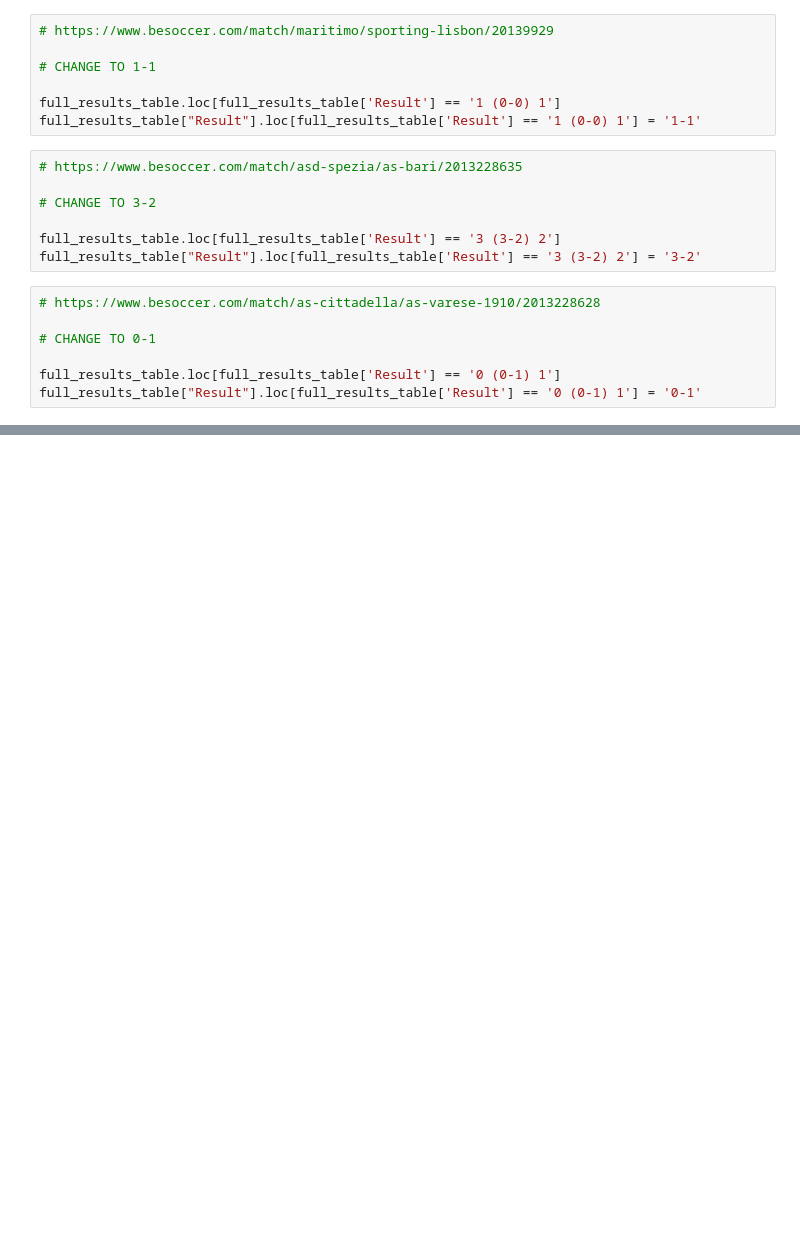
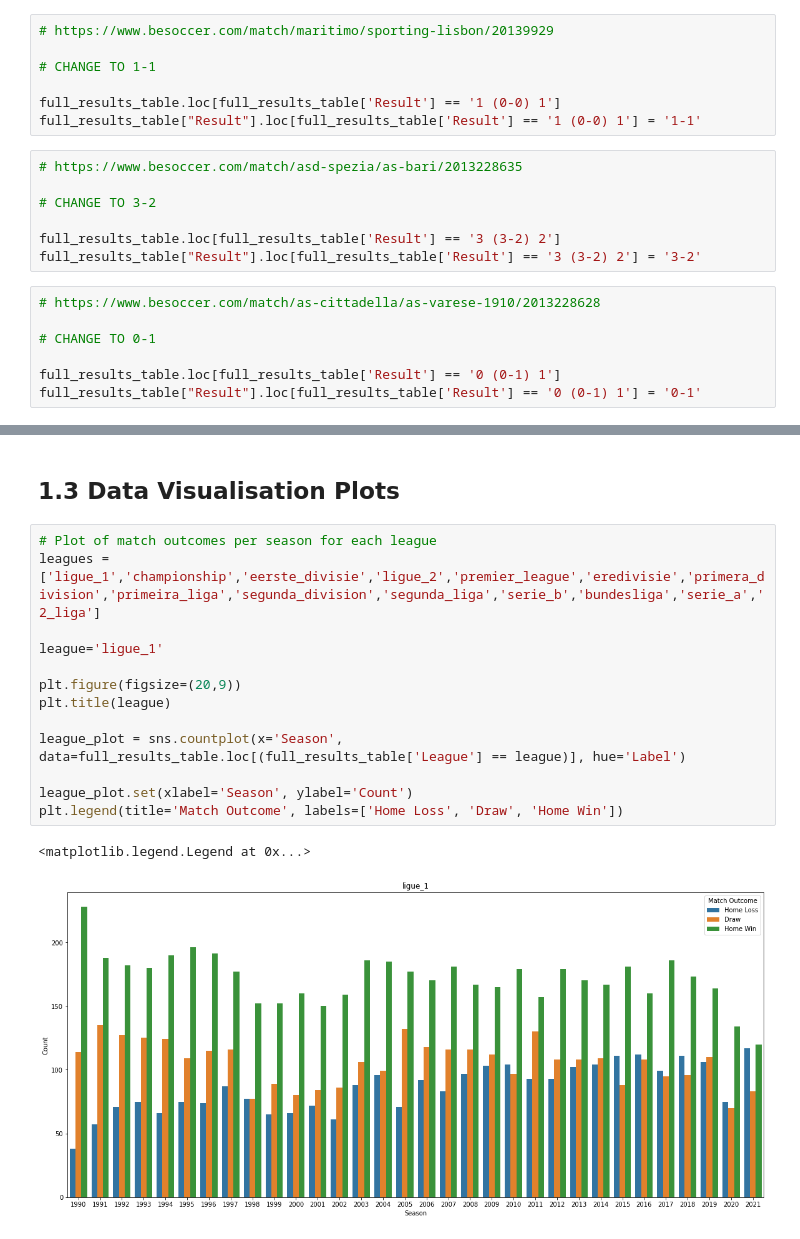
Before and after one commit to armanh3k/Football-Outcome-Predictions, a Jupyter notebook: eda.ipynb, the cells around one changed output, grey strips where cells are left out. Cells and saved outputs as stored; diff of their text form; blank space fills up the shorter version.

```diff
--- a/eda.ipynb
+++ b/eda.ipynb
@@ -241,0 +259,18 @@ See the caveats in the documentation: https://pandas.pydata.org/pandas-docs/stab
+# %% [markdown]
+## 1.3 Data Visualisation Plots
+# %%
+# Plot of match outcomes per season for each league
+leagues = ['ligue_1','championship','eerste_divisie','ligue_2','premier_league','eredivisie','primera_division','primeira_liga','segunda_division','segunda_liga','serie_b','bundesliga','serie_a','2_liga']
+
+league='ligue_1'
+
+plt.figure(figsize=(20,9))
+plt.title(league)
+
+league_plot = sns.countplot(x='Season', data=full_results_table.loc[(full_results_table['League'] == league)], hue='Label')
+
+league_plot.set(xlabel='Season', ylabel='Count')
+plt.legend(title='Match Outcome', labels=['Home Loss', 'Draw', 'Home Win'])
+# %% [output]
+<matplotlib.legend.Legend at 0x...>
+[figure, added]
```
Also changed, not shown: parts of 6 cells of this notebook, 2 other files.
